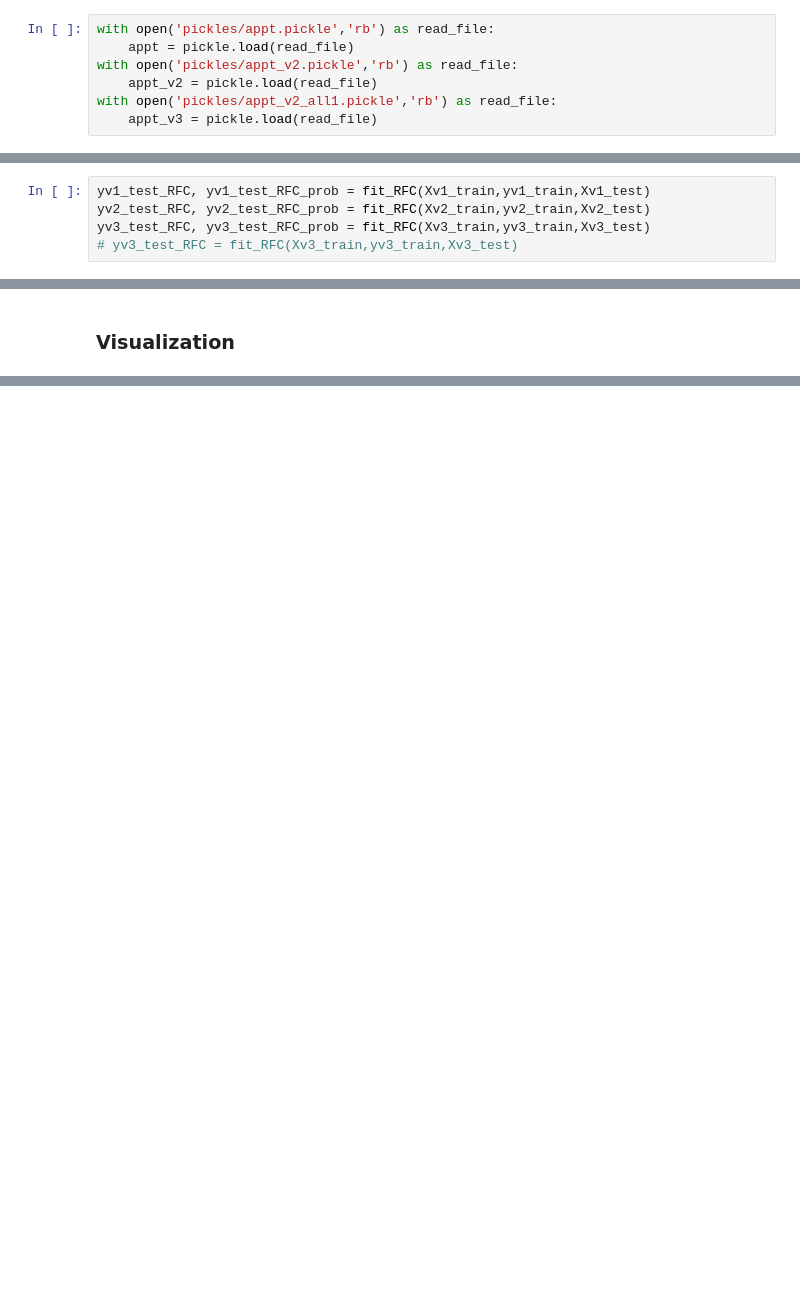
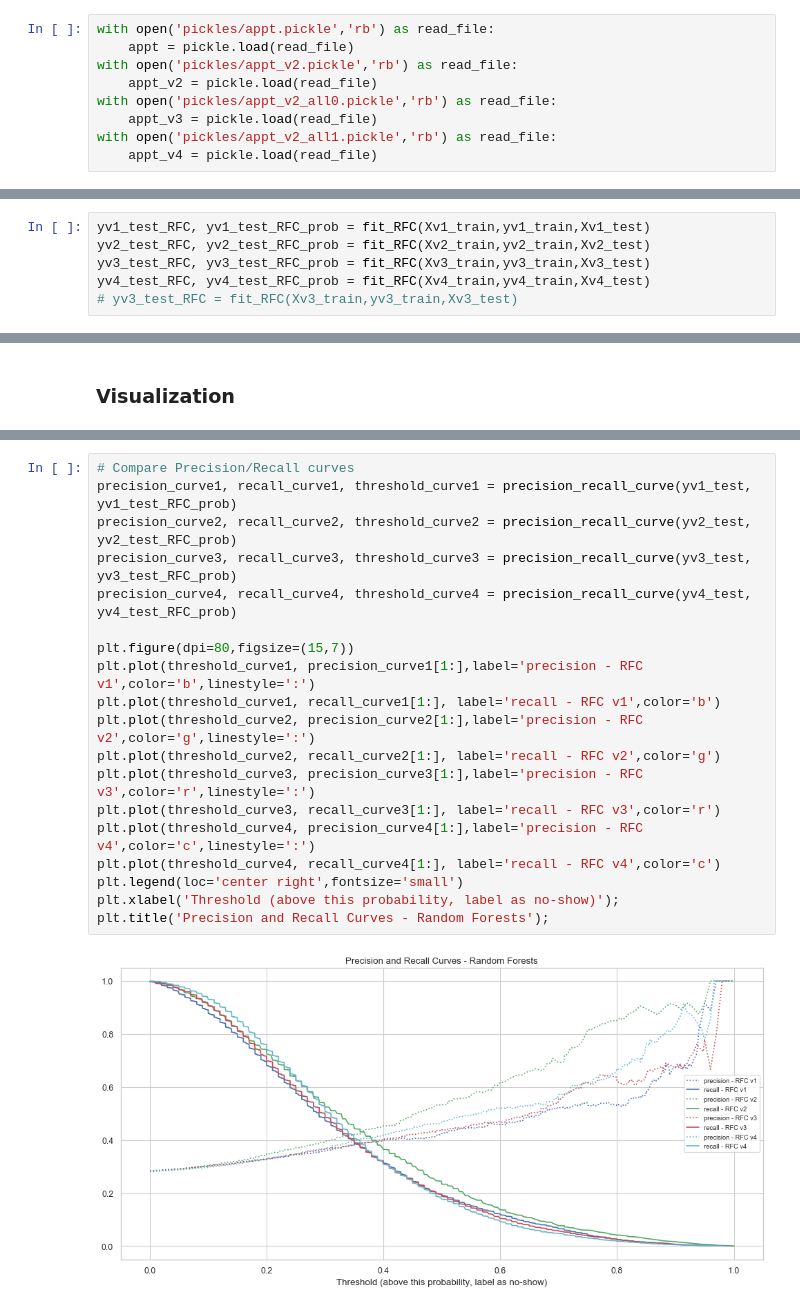
Before and after one commit to jocelynlau/metis-projects-2-5, a Jupyter notebook: project 3/4a. model comparison.ipynb, the cells around one changed output, grey strips where cells are left out. Drawn from its saved outputs; the diff is of its cells as text; blank space fills up the shorter version.

```diff
--- a/project 3/4a. model comparison.ipynb
+++ b/project 3/4a. model comparison.ipynb
@@ -47,8 +47,10 @@ with open('pickles/appt.pickle','rb') as read_file:
     appt = pickle.load(read_file)
 with open('pickles/appt_v2.pickle','rb') as read_file:
     appt_v2 = pickle.load(read_file)
+with open('pickles/appt_v2_all0.pickle','rb') as read_file:
+    appt_v3 = pickle.load(read_file)
 with open('pickles/appt_v2_all1.pickle','rb') as read_file:
-    appt_v3 = pickle.load(read_file)
+    appt_v4 = pickle.load(read_file)
 # %%
 #Set features
 # run for appt - all appts, basic features
@@ -198,6 +237,7 @@ def fit_RFC(X_train,y_train,X_test):
 yv1_test_RFC, yv1_test_RFC_prob = fit_RFC(Xv1_train,yv1_train,Xv1_test)
 yv2_test_RFC, yv2_test_RFC_prob = fit_RFC(Xv2_train,yv2_train,Xv2_test)
 yv3_test_RFC, yv3_test_RFC_prob = fit_RFC(Xv3_train,yv3_train,Xv3_test)
+yv4_test_RFC, yv4_test_RFC_prob = fit_RFC(Xv4_train,yv4_train,Xv4_test)
 # yv3_test_RFC = fit_RFC(Xv3_train,yv3_train,Xv3_test)
 # %%
 print_scores(yv1_test,yv1_test_RFC)
@@ -392,0 +700,21 @@ print(f'RFC o - v3: {roc_auc_score(yv3_test, yv3_test_RFC_o_prob):.3f}') # RFC
+# %%
+# Compare Precision/Recall curves
+precision_curve1, recall_curve1, threshold_curve1 = precision_recall_curve(yv1_test, yv1_test_RFC_prob)
+precision_curve2, recall_curve2, threshold_curve2 = precision_recall_curve(yv2_test, yv2_test_RFC_prob)
+precision_curve3, recall_curve3, threshold_curve3 = precision_recall_curve(yv3_test, yv3_test_RFC_prob)
+precision_curve4, recall_curve4, threshold_curve4 = precision_recall_curve(yv4_test, yv4_test_RFC_prob)
+
+plt.figure(dpi=80,figsize=(15,7))
+plt.plot(threshold_curve1, precision_curve1[1:],label='precision - RFC v1',color='b',linestyle=':')
+plt.plot(threshold_curve1, recall_curve1[1:], label='recall - RFC v1',color='b')
+plt.plot(threshold_curve2, precision_curve2[1:],label='precision - RFC v2',color='g',linestyle=':')
+plt.plot(threshold_curve2, recall_curve2[1:], label='recall - RFC v2',color='g')
+plt.plot(threshold_curve3, precision_curve3[1:],label='precision - RFC v3',color='r',linestyle=':')
+plt.plot(threshold_curve3, recall_curve3[1:], label='recall - RFC v3',color='r')
+plt.plot(threshold_curve4, precision_curve4[1:],label='precision - RFC v4',color='c',linestyle=':')
+plt.plot(threshold_curve4, recall_curve4[1:], label='recall - RFC v4',color='c')
+plt.legend(loc='center right',fontsize='small')
+plt.xlabel('Threshold (above this probability, label as no-show)');
+plt.title('Precision and Recall Curves - Random Forests');
+# %% [output]
+[figure, added]
```
Also changed, not shown: parts of 58 cells of this notebook, 3 other files.
